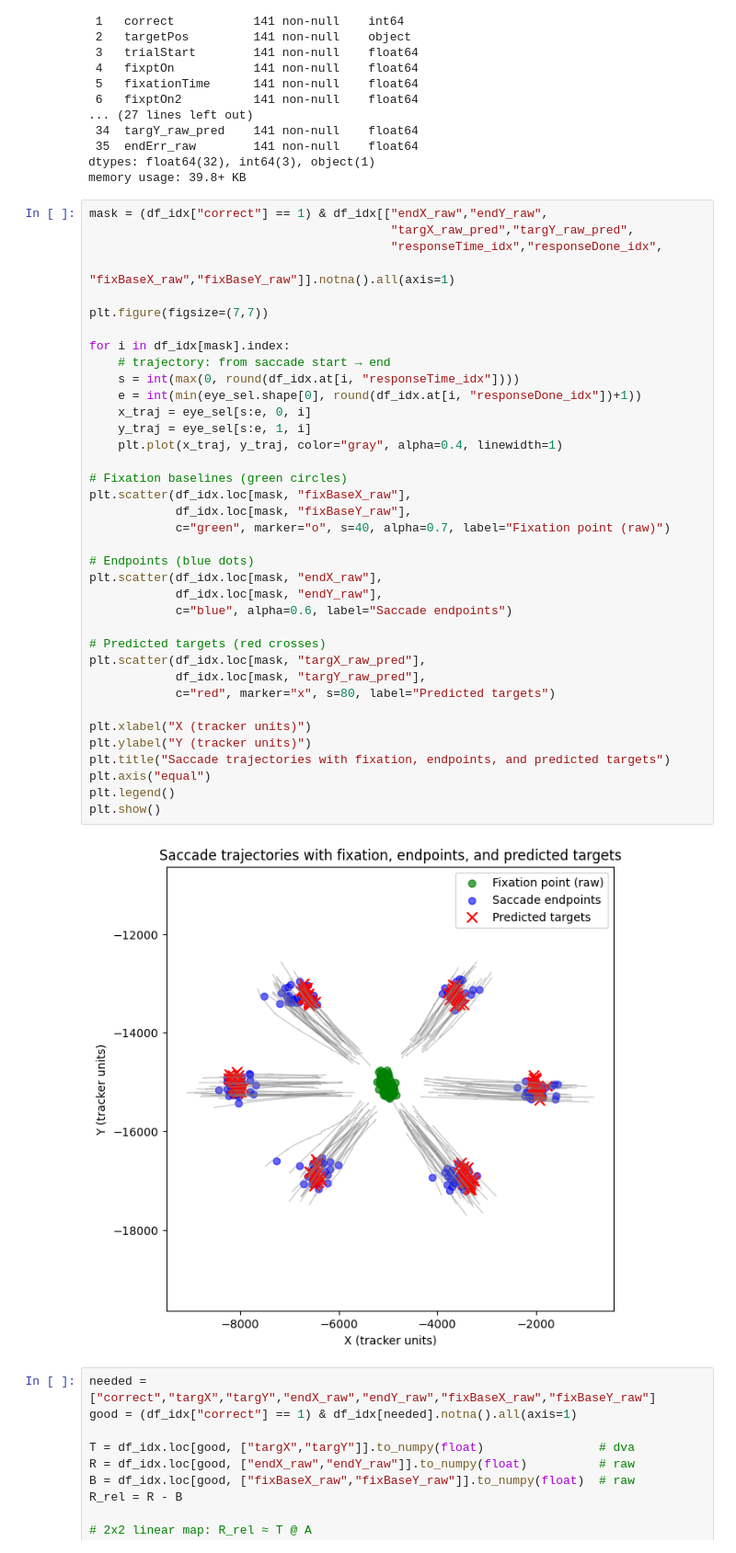
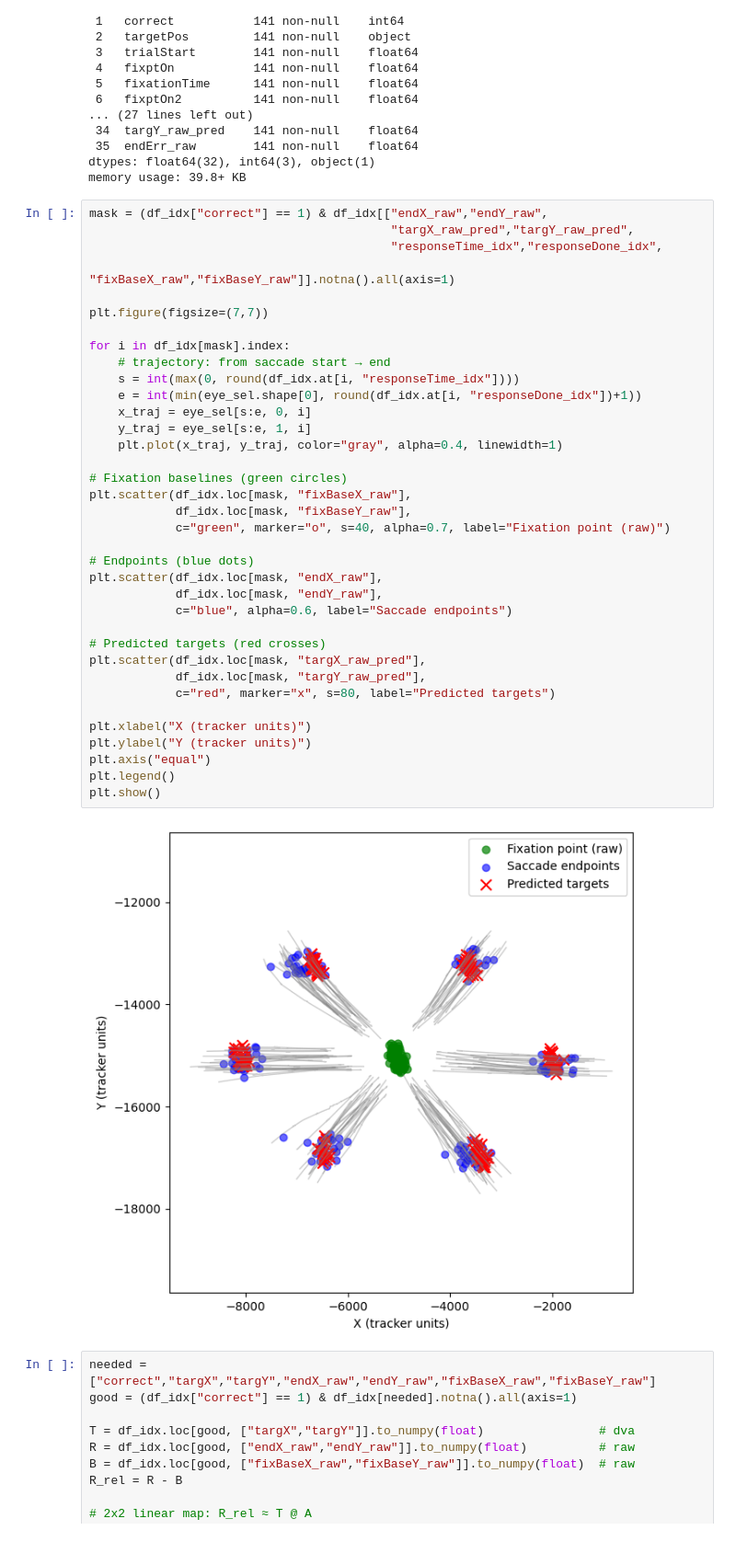
Before and after one commit to arghavanaslani/delsac-behavior, a Jupyter notebook: 1sess-beh.ipynb, the cells around one changed output. Shown: that part at 92% size. Drawn from its saved outputs; the diff is of its cells as text.

```diff
--- a/1sess-beh.ipynb
+++ b/1sess-beh.ipynb
@@ -435,35 +435,34 @@ plt.figure(figsize=(7,7))
 
 for i in df_idx[mask].index:
     # trajectory: from saccade start → end
     s = int(max(0, round(df_idx.at[i, "responseTime_idx"])))
     e = int(min(eye_sel.shape[0], round(df_idx.at[i, "responseDone_idx"])+1))
     x_traj = eye_sel[s:e, 0, i]
     y_traj = eye_sel[s:e, 1, i]
     plt.plot(x_traj, y_traj, color="gray", alpha=0.4, linewidth=1)
 
 # Fixation baselines (green circles)
 plt.scatter(df_idx.loc[mask, "fixBaseX_raw"],
             df_idx.loc[mask, "fixBaseY_raw"],
             c="green", marker="o", s=40, alpha=0.7, label="Fixation point (raw)")
 
 # Endpoints (blue dots)
 plt.scatter(df_idx.loc[mask, "endX_raw"],
             df_idx.loc[mask, "endY_raw"],
             c="blue", alpha=0.6, label="Saccade endpoints")
 
 # Predicted targets (red crosses)
 plt.scatter(df_idx.loc[mask, "targX_raw_pred"],
             df_idx.loc[mask, "targY_raw_pred"],
             c="red", marker="x", s=80, label="Predicted targets")
 
 plt.xlabel("X (tracker units)")
 plt.ylabel("Y (tracker units)")
-plt.title("Saccade trajectories with fixation, endpoints, and predicted targets")
 plt.axis("equal")
 plt.legend()
 plt.show()
 # %% [output]
-[figure, old version]
+[figure, new version]
 # %%
 needed = ["correct","targX","targY","endX_raw","endY_raw","fixBaseX_raw","fixBaseY_raw"]
 good = (df_idx["correct"] == 1) & df_idx[needed].notna().all(axis=1)
```
Also changed, not shown: parts of 2 cells of this notebook.
